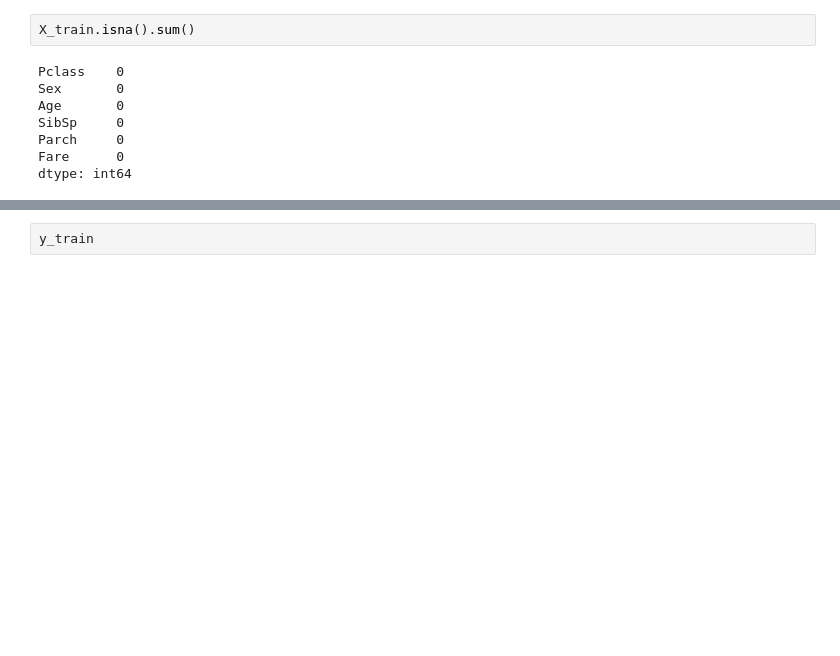
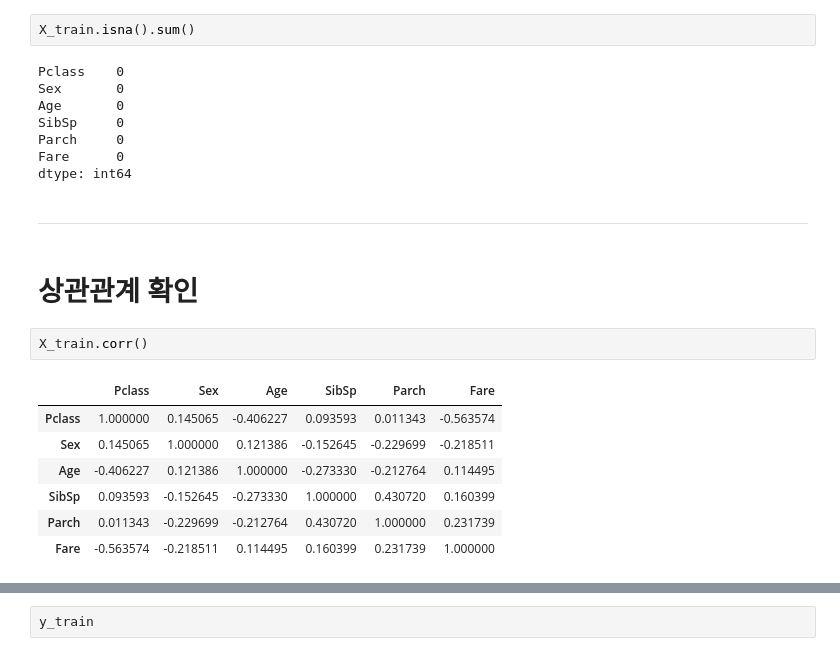
Before and after one commit to donghyundavidchoi/Data_Analysis, a Jupyter notebook: 모델링/타이타닉생존여부예측모델_LogisticRegression_fillna_groupby_get_dummies.ipynb, the cells around one changed output, grey strips where cells are left out. Saved outputs shown, nothing was run; the diff lists cells and outputs as text; blank space fills up the shorter version.

```diff
--- a/모델링/타이타닉생존여부예측모델_LogisticRegression_fillna_groupby_get_dummies.ipynb
+++ b/모델링/타이타닉생존여부예측모델_LogisticRegression_fillna_groupby_get_dummies.ipynb
@@ -173,3 +177,17 @@ SibSp     0
 Parch     0
 Fare      0
 dtype: int64
+# %% [markdown]
+-------
+# %% [markdown]
+# 상관관계 확인
+# %%
+X_train.corr()
+# %% [output]
+|  | Pclass | Sex | Age | SibSp | Parch | Fare |
+| Pclass | 1.000000 | 0.145065 | -0.406227 | 0.093593 | 0.011343 | -0.563574 |
+| Sex | 0.145065 | 1.000000 | 0.121386 | -0.152645 | -0.229699 | -0.218511 |
+| Age | -0.406227 | 0.121386 | 1.000000 | -0.273330 | -0.212764 | 0.114495 |
+| SibSp | 0.093593 | -0.152645 | -0.273330 | 1.000000 | 0.430720 | 0.160399 |
+| Parch | 0.011343 | -0.229699 | -0.212764 | 0.430720 | 1.000000 | 0.231739 |
+| Fare | -0.563574 | -0.218511 | 0.114495 | 0.160399 | 0.231739 | 1.000000 |
```
Also changed, not shown: parts of 11 cells of this notebook.
